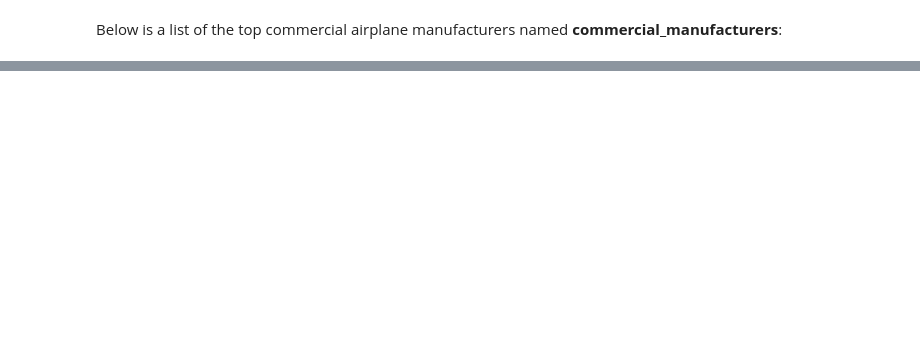
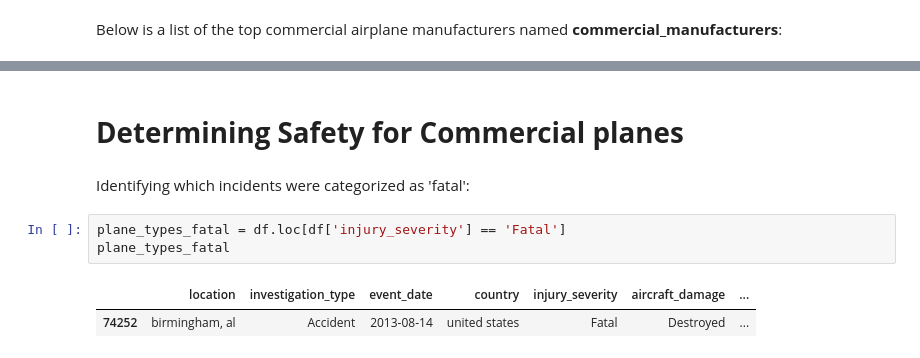
Before and after one commit to jtjohn172/Aviation-Data-Analysis-Project, a Jupyter notebook: commercial_planes.ipynb, the cells around one changed output, grey strips where cells are left out. Drawn from its saved outputs; the diff is of its cells as text; blank space fills up the shorter version.

```diff
--- a/commercial_planes.ipynb
+++ b/commercial_planes.ipynb
@@ -371,0 +409,10 @@ df.head()
+# %% [markdown]
+# **Determining Safety for Commercial planes**
+# %% [markdown]
+Identifying which incidents were categorized as 'fatal':
+# %%
+plane_types_fatal = df.loc[df['injury_severity'] == 'Fatal']
+plane_types_fatal
+# %% [output]
+|  | location | investigation_type | event_date | country | injury_severity | aircraft_damage | ... |
+| 74252 | birmingham, al | Accident | 2013-08-14 | united states | Fatal | Destroyed | ... |
```
Also changed, not shown: parts of 19 cells of this notebook.
